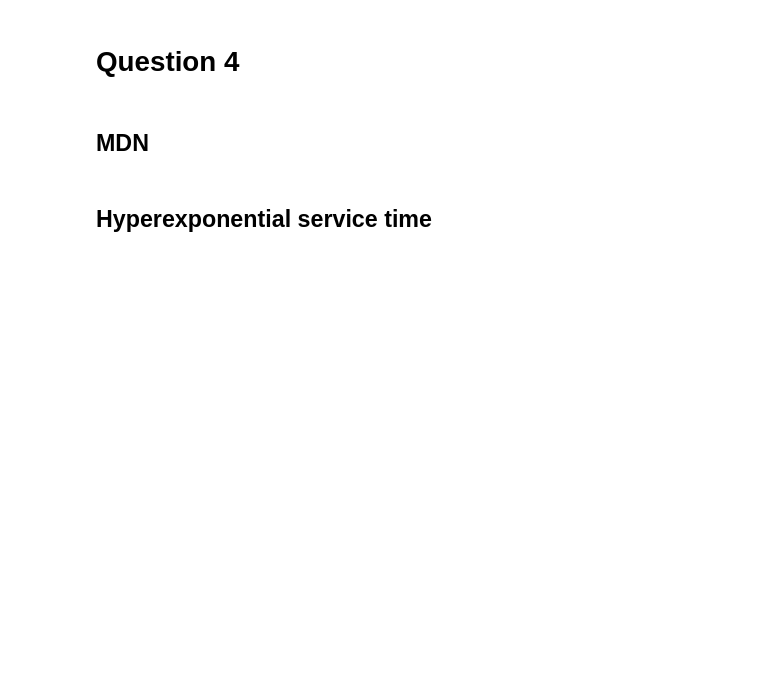
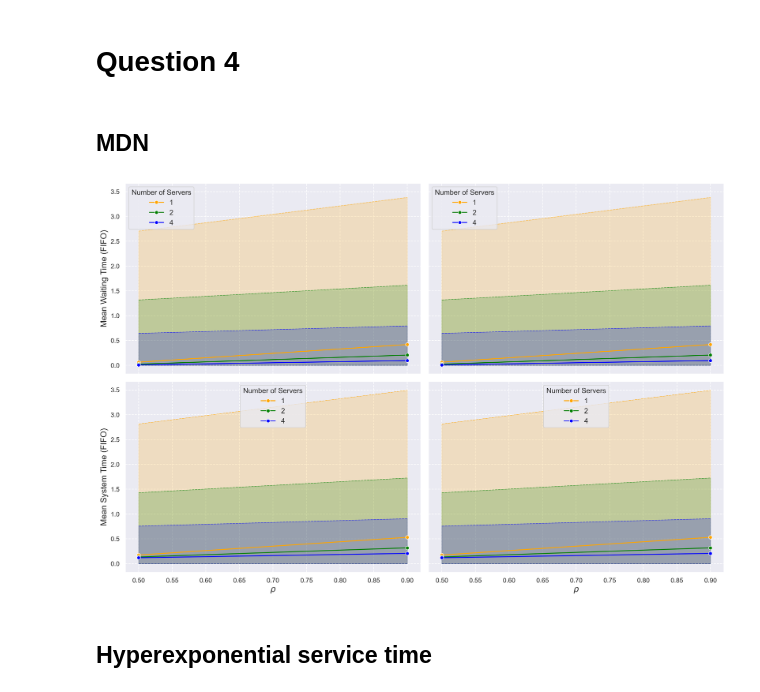
Before and after one commit to Axegky/Stochastic_Simulation_2, a Jupyter notebook: MMn.ipynb, the cells around one changed output. Drawn from its saved outputs; the diff is of its cells as text; code cells hidden in the pictures; blank space fills up the shorter version.

Commit message:
Fix plots test question 4 implementation

```diff
--- a/MMn.ipynb
+++ b/MMn.ipynb
@@ -646,12 +488,11 @@ TypeError: unsupported format string passed to numpy.ndarray.__format__
 # %% [markdown]
 ## MDN
 # %%
-num_servers_arr = [1,2,4]
-rho=0.9
+num_servers_arr = np.array([1,2,4])
+rhos=[0.5, 0.9]
 mu=None
-T=100
-num_runs=5
-SJF=True
+T=1000
+num_runs=10
 deterministic_service_time=1
 
-results_MDN = run_multiple_simulations(num_runs=num_runs, rho=rho, mu=mu, num_servers_arr=np.array(num_servers_arr), T=T, deterministic_service_time=deterministic_service_time)
+results_MDN_FIFO, results_MDN_SJF = run_multiple_simulations(num_runs=num_runs, rhos=rhos, mu=mu, num_servers_arr=num_servers_arr, T=T, deterministic_service_time=deterministic_service_time)
@@ -660,3 +499,7 @@ plot_statistics(results_MDN, num_servers_arr, rho, mu, T, num_runs, edge_color='
+# %%
+plot_rho_against_stat(results_MDN_FIFO, results_MDN_SJF, num_servers_arr, rhos)
+# %% [output]
+[figure, added]
 # %% [markdown]
 ## Hyperexponential service time
 # %% [markdown]
```
Also changed, not shown: parts of 15 cells of this notebook.
